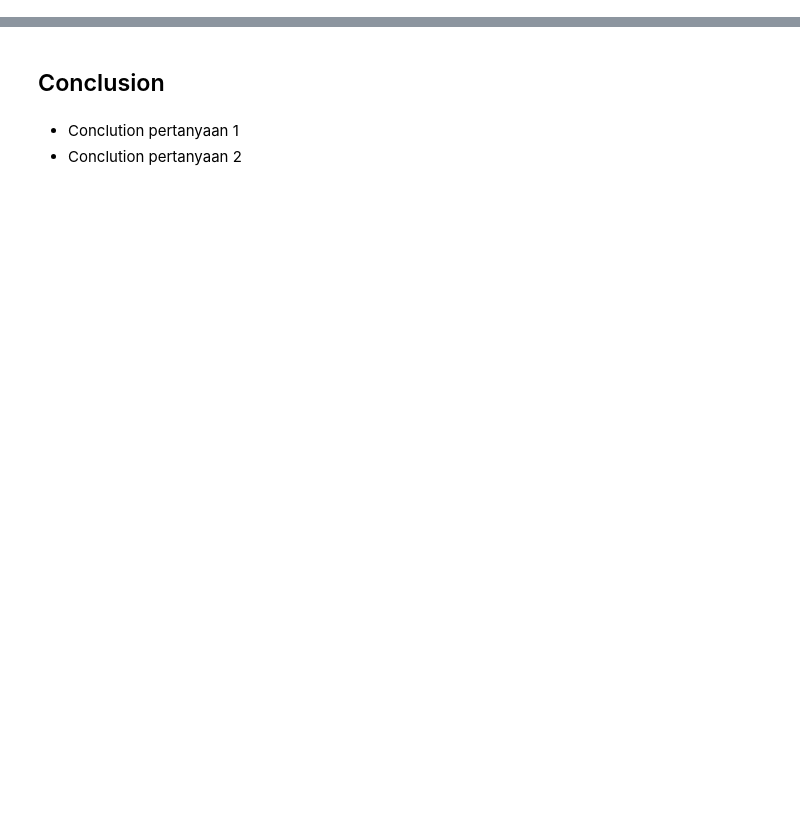
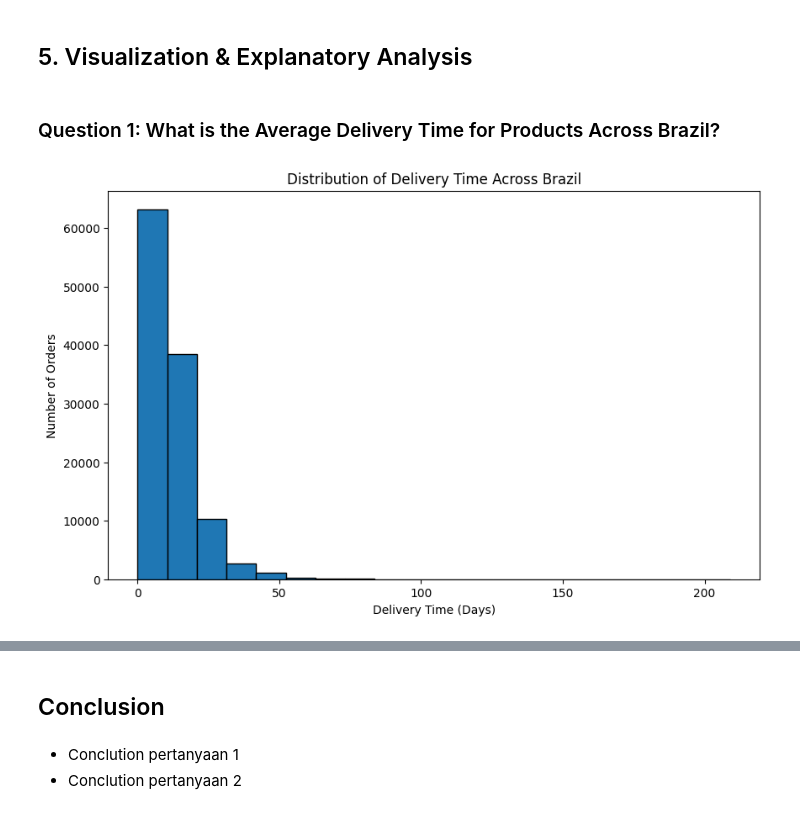
Before and after one commit to RayaSatriatama/E-Commerce_Public_Data_Analysis_Project, a Jupyter notebook: Data_Analysis_Project.ipynb, the cells around one changed output, grey strips where cells are left out. Cells and saved outputs as stored; diff of their text form; code cells hidden in the pictures; blank space fills up the shorter version.

```diff
--- a/Data_Analysis_Project.ipynb
+++ b/Data_Analysis_Project.ipynb
@@ -54,0 +556,5 @@
+# %%
+orders_df['delivery_time_days'] = (orders_df['order_delivered_customer_date'] - orders_df['order_purchase_timestamp']).dt.days
+average_delivery_time = orders_df['delivery_time_days'].mean()
+
+print("Average delivery time: ", average_delivery_time, "Day")
@@ -54,0 +585,9 @@
+# %%
+orders_df['order_purchase_month'] = orders_df['order_purchase_timestamp'].dt.to_period('M')
+q3_2018_orders = orders_df[orders_df['order_purchase_month'].isin(['2018-07', '2018-08', '2018-09'])]
+
+purchase_frequency_q3_2018 = q3_2018_orders.groupby('customer_id').agg({'order_id': 'count'}).reset_index()
+purchase_frequency_q3_2018.rename(columns={'order_id': 'purchase_count_q3_2018'}, inplace=True)
+
+# Display the result
+print(purchase_frequency_q3_2018)
@@ -54,0 +718,12 @@
+# %%
+# Merge olist_orders_dataset and olist_customers_dataset on 'customer_id'
+orders_customers_df = pd.merge(orders_df, customers_df, on='customer_id', how='left')
+
+# Merge the resulting DataFrame with olist_order_items_dataset on 'order_id'
+orders_customers_items_df = pd.merge(orders_customers_df, order_items_df, on='order_id', how='left')
+
+# Merge the resulting DataFrame with olist_order_payments_dataset on 'order_id'
+all_df = pd.merge(orders_customers_items_df, order_payments_df, on='order_id', how='left')
+
+# Display the first few rows of the consolidated DataFrame
+print(all_df.head())
@@ -54,0 +786,4 @@
+# %%
+# Drop rows with any NaN values directly
+all_df.dropna(inplace=True)
+print(all_df.isna().sum())
@@ -54,0 +829,13 @@
+# %% [markdown]
+## 5. Visualization & Explanatory Analysis
+# %% [markdown]
+### Question 1: What is the Average Delivery Time for Products Across Brazil?
+# %%
+plt.figure(figsize=(10, 6))
+plt.hist(all_df['delivery_time_days'].dropna(), bins=20, edgecolor='black')
+plt.xlabel('Delivery Time (Days)')
+plt.ylabel('Number of Orders')
+plt.title('Distribution of Delivery Time Across Brazil')
+plt.show()
+# %% [output]
+[figure, added]
```
Also changed, not shown: parts of 110 cells of this notebook, 11 other files.
